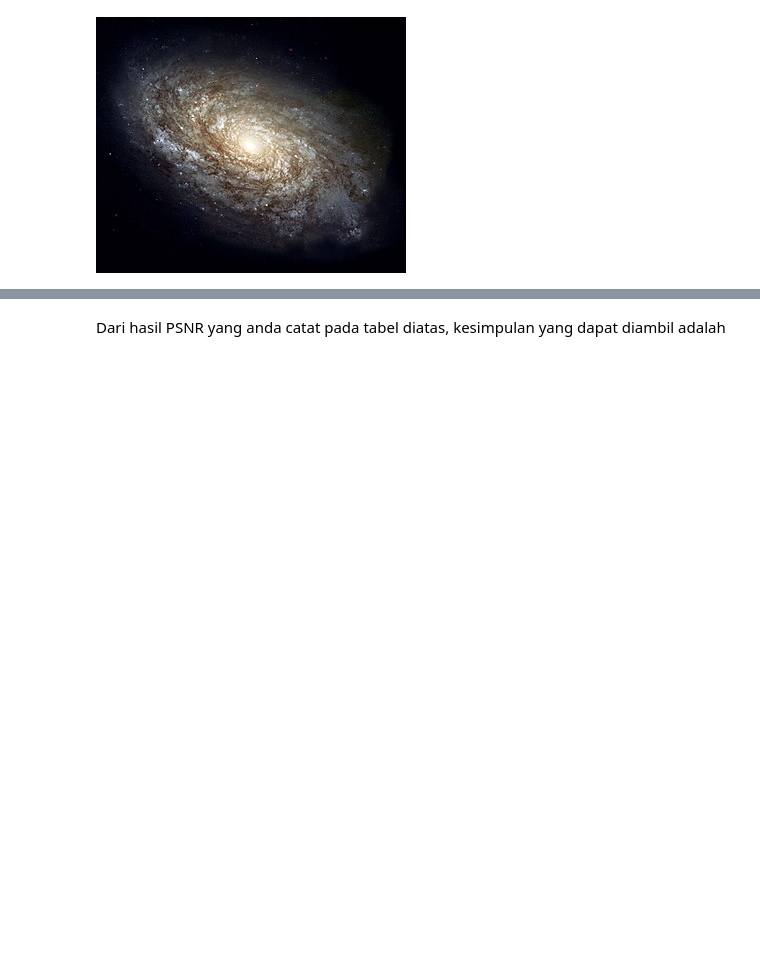
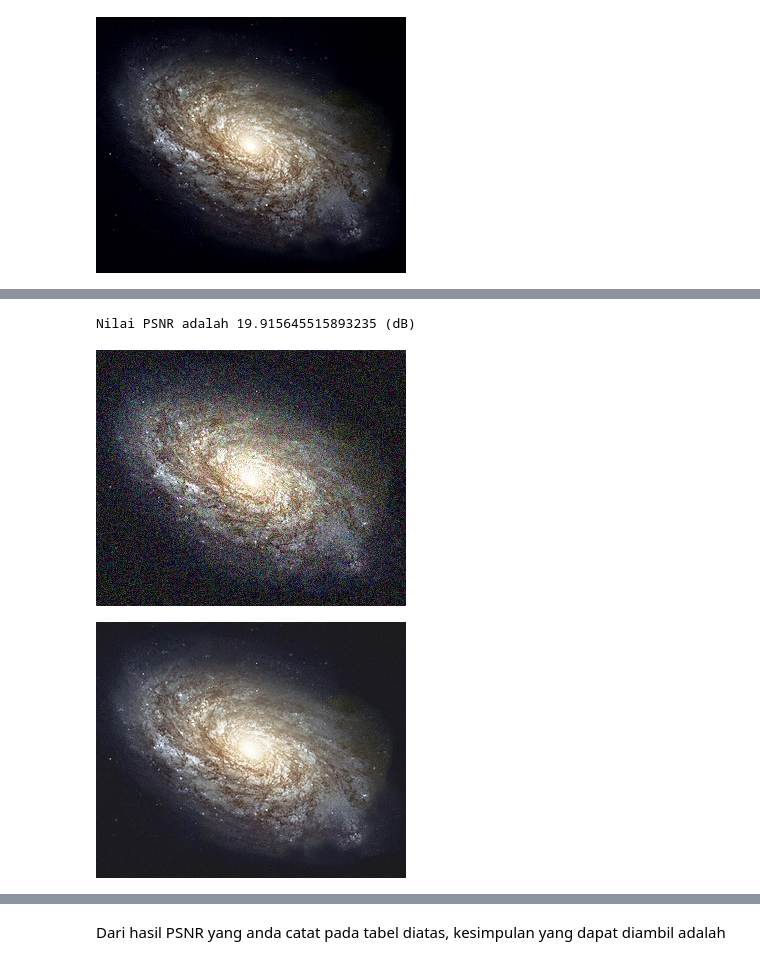
Before and after one commit to Daffaaq/PCVK_Genap_2023, a Jupyter notebook: Week5.ipynb, the cells around one changed output, grey strips where cells are left out. Drawn from its saved outputs; the diff is of its cells as text; code cells hidden in the pictures; blank space fills up the shorter version.

```diff
--- a/Week5.ipynb
+++ b/Week5.ipynb
@@ -335,0 +208,32 @@ Gambar Original                               Gambar Hasil
+# %%
+import glob
+def PSNR(original, img2):
+    mse = np.mean((original - img2) ** 2)
+    if(mse == 0):  # MSE is zero means no noise is present in the signal.
+                  # Therefore PSNR have no importance.
+        return 100
+    max_pixel = 255.0
+    psnr = 20 * log10(max_pixel / sqrt(mse))
+    return psnr
+
+original = cv.imread('/content/drive/MyDrive/PVCK/Pertemuan 3/Images/galaxy.jpg')
+cv_img = []
+for img in glob.glob('/content/drive/MyDrive/PVCK/Pertemuan 3/Images/noises/*.jpg'):
+    n = cv.imread(img)
+    cv_img.append(n)
+
+denoised_image = np.zeros(cv_img[0].shape)
+jumlah_gambar = 80
+for i in range(jumlah_gambar):
+  denoised_image = denoised_image+cv_img[i]
+denoised_image = np.uint16(denoised_image/jumlah_gambar)
+
+psnr= PSNR(original, denoised_image)
+
+print('Nilai PSNR adalah',psnr,'(dB)')
+cv2_imshow(cv_img[0])
+cv2_imshow(denoised_image)
+# %% [output]
+Nilai PSNR adalah 19.915645515893235 (dB)
+[figure, added]
+[figure, added]
```
Also changed, not shown: parts of 9 cells of this notebook.
